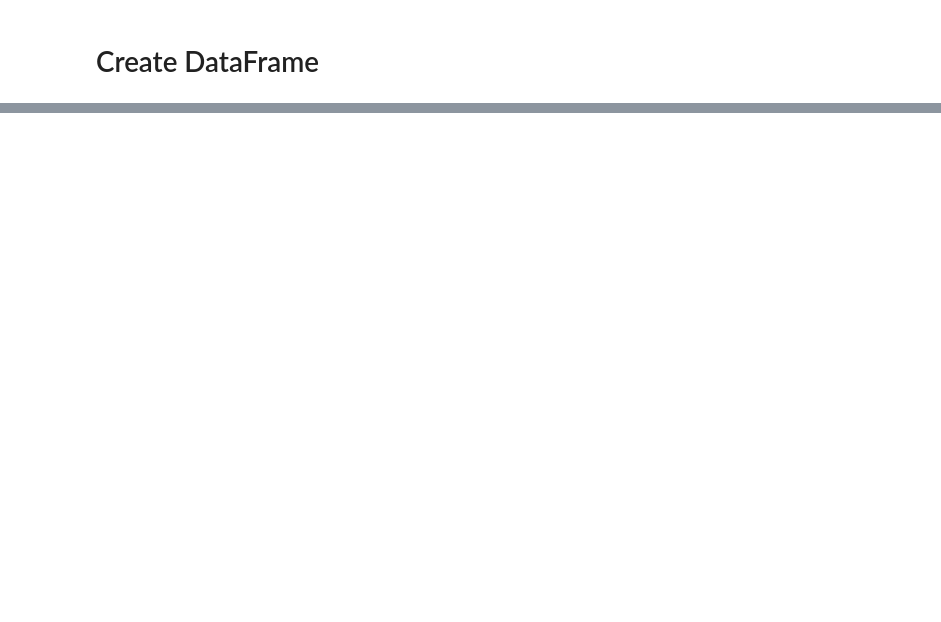
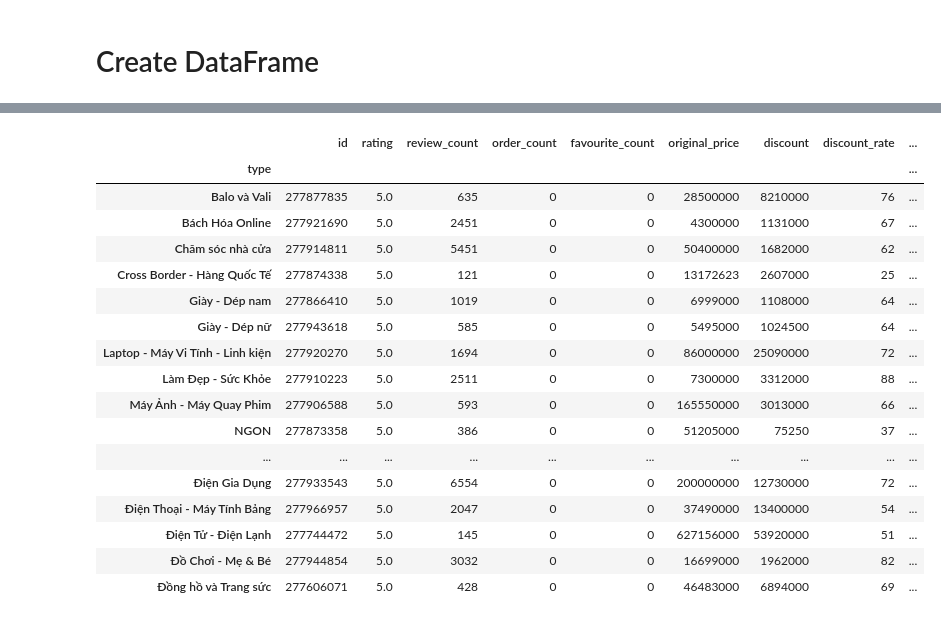
Before and after one commit to hhtrieu0108/crawl-tiki, a Jupyter notebook: tiki.ipynb, the cells around one changed output, grey strips where cells are left out. Saved outputs shown, nothing was run; the diff lists cells and outputs as text; code cells hidden in the pictures; blank space fills up the shorter version.

```diff
--- a/tiki.ipynb
+++ b/tiki.ipynb
@@ -134,4 +139,0 @@ df
-# %%
-import pandas as pd
-
-df = pd.read_csv("tiki_data.csv")
@@ -153,0 +164,22 @@ df.sort_values(by='price', ascending=False,ignore_index=True)
+# %%
+df_grouped_by_rating = df.groupby(by='type').max(['review_count'])
+df_grouped_by_rating
+# %% [output]
+|  | id | rating | review_count | order_count | favourite_count | original_price | discount | discount_rate | ... |
+| type |  |  |  |  |  |  |  |  | ... |
+| Balo và Vali | 277877835 | 5.0 | 635 | 0 | 0 | 28500000 | 8210000 | 76 | ... |
+| Bách Hóa Online | 277921690 | 5.0 | 2451 | 0 | 0 | 4300000 | 1131000 | 67 | ... |
+| Chăm sóc nhà cửa | 277914811 | 5.0 | 5451 | 0 | 0 | 50400000 | 1682000 | 62 | ... |
+| Cross Border - Hàng Quốc Tế | 277874338 | 5.0 | 121 | 0 | 0 | 13172623 | 2607000 | 25 | ... |
+| Giày - Dép nam | 277866410 | 5.0 | 1019 | 0 | 0 | 6999000 | 1108000 | 64 | ... |
+| Giày - Dép nữ | 277943618 | 5.0 | 585 | 0 | 0 | 5495000 | 1024500 | 64 | ... |
+| Laptop - Máy Vi Tính - Linh kiện | 277920270 | 5.0 | 1694 | 0 | 0 | 86000000 | 25090000 | 72 | ... |
+| Làm Đẹp - Sức Khỏe | 277910223 | 5.0 | 2511 | 0 | 0 | 7300000 | 3312000 | 88 | ... |
+| Máy Ảnh - Máy Quay Phim | 277906588 | 5.0 | 593 | 0 | 0 | 165550000 | 3013000 | 66 | ... |
+| NGON | 277873358 | 5.0 | 386 | 0 | 0 | 51205000 | 75250 | 37 | ... |
+| ... | ... | ... | ... | ... | ... | ... | ... | ... | ... |
+| Điện Gia Dụng | 277933543 | 5.0 | 6554 | 0 | 0 | 200000000 | 12730000 | 72 | ... |
+| Điện Thoại - Máy Tính Bảng | 277966957 | 5.0 | 2047 | 0 | 0 | 37490000 | 13400000 | 54 | ... |
+| Điện Tử - Điện Lạnh | 277744472 | 5.0 | 145 | 0 | 0 | 627156000 | 53920000 | 51 | ... |
+| Đồ Chơi - Mẹ & Bé | 277944854 | 5.0 | 3032 | 0 | 0 | 16699000 | 1962000 | 82 | ... |
+| Đồng hồ và Trang sức | 277606071 | 5.0 | 428 | 0 | 0 | 46483000 | 6894000 | 69 | ... |
```
Also changed, not shown: parts of 7 cells of this notebook, 1 other file.
